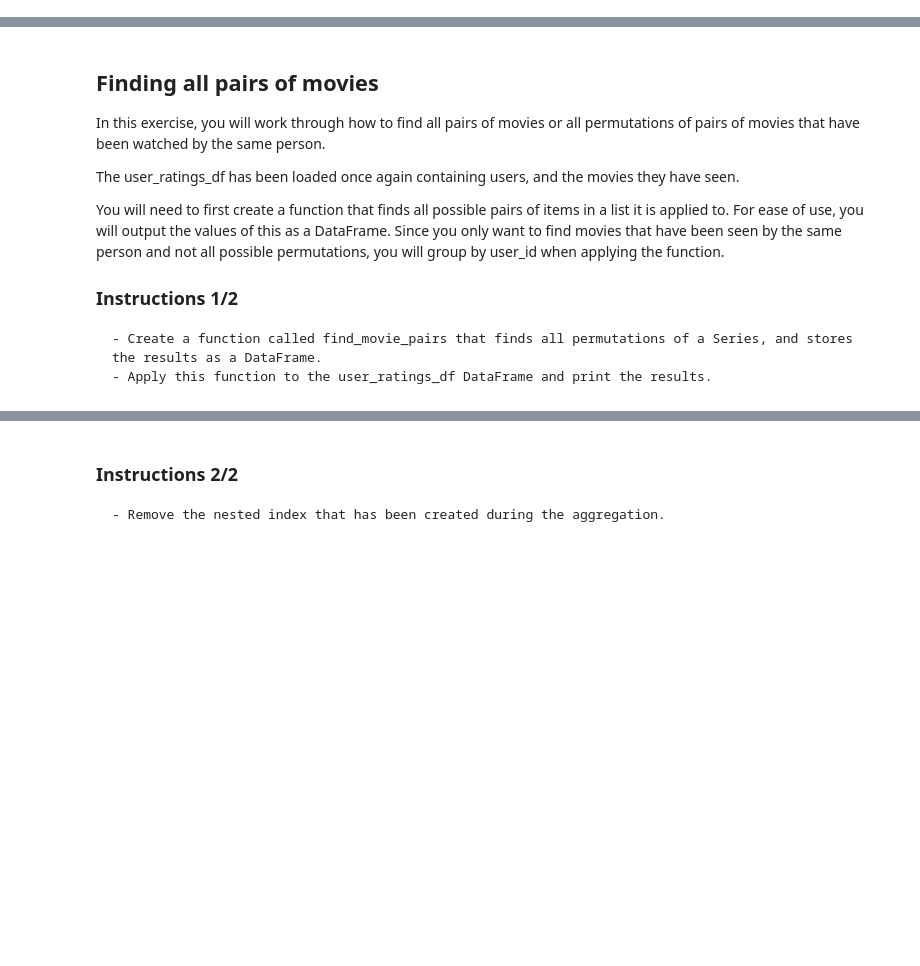
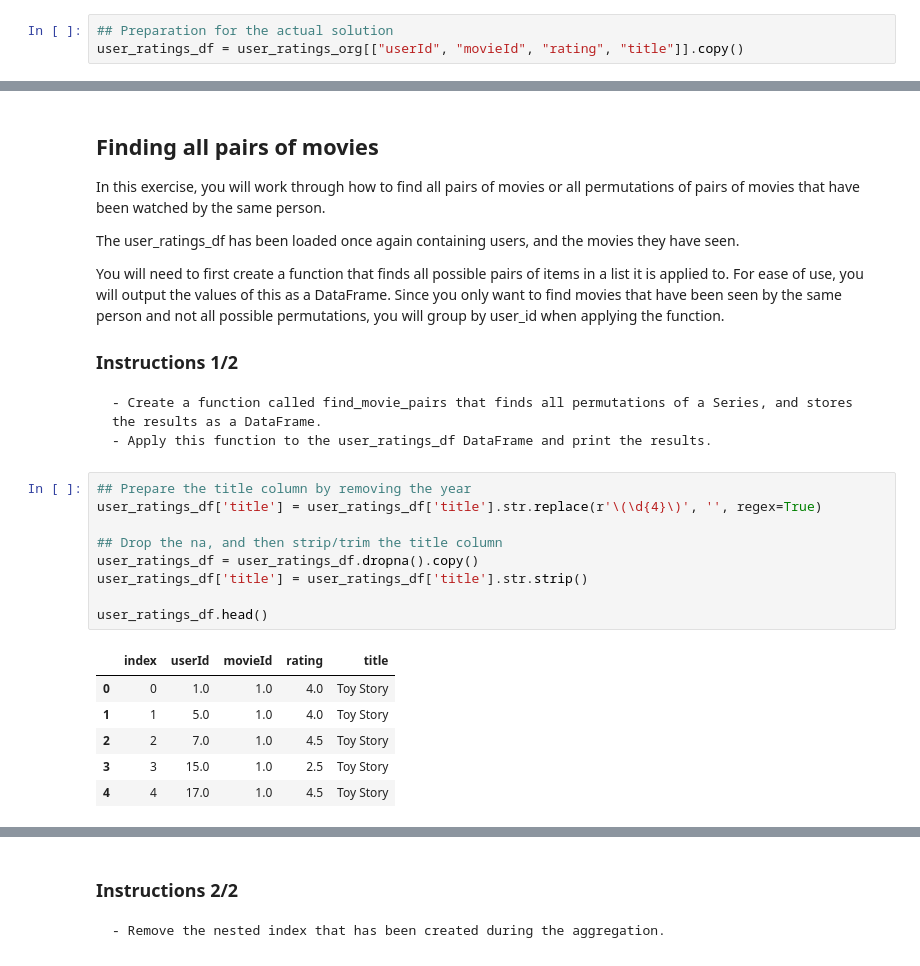
Before and after one commit to cstone157/jupyter_datacamp, a Jupyter notebook: courses/building_recommendation_engines_in_python/01-introduction_to_recommendation_engines.ipynb, the cells around one changed output, grey strips where cells are left out. Saved outputs shown, nothing was run; the diff lists cells and outputs as text; blank space fills up the shorter version.

```diff
--- a/courses/building_recommendation_engines_in_python/01-introduction_to_recommendation_engines.ipynb
+++ b/courses/building_recommendation_engines_in_python/01-introduction_to_recommendation_engines.ipynb
@@ -42,0 +67,3 @@ print(movie_popularity.head().index)
+# %%
+## Preparation for the actual solution
+user_ratings_df = user_ratings_org[["userId", "movieId", "rating", "title"]].copy()
@@ -119,6 +202,22 @@ You will need to first create a function that finds all possible pairs of items
 ### Instructions 1/2
     - Create a function called find_movie_pairs that finds all permutations of a Series, and stores the results as a DataFrame.
     - Apply this function to the user_ratings_df DataFrame and print the results.
+# %%
+## Prepare the title column by removing the year
+user_ratings_df['title'] = user_ratings_df['title'].str.replace(r'\(\d{4}\)', '', regex=True)
+
+## Drop the na, and then strip/trim the title column
+user_ratings_df = user_ratings_df.dropna().copy()
+user_ratings_df['title'] = user_ratings_df['title'].str.strip()
+
+user_ratings_df.head()
+# %% [output]
+|  | index | userId | movieId | rating | title |
+| 0 | 0 | 1.0 | 1.0 | 4.0 | Toy Story |
+| 1 | 1 | 5.0 | 1.0 | 4.0 | Toy Story |
+| 2 | 2 | 7.0 | 1.0 | 4.5 | Toy Story |
+| 3 | 3 | 15.0 | 1.0 | 2.5 | Toy Story |
+| 4 | 4 | 17.0 | 1.0 | 4.5 | Toy Story |
 # %%
 from itertools import permutations
 
```
Also changed, not shown: parts of 21 cells of this notebook, 5 other files.
